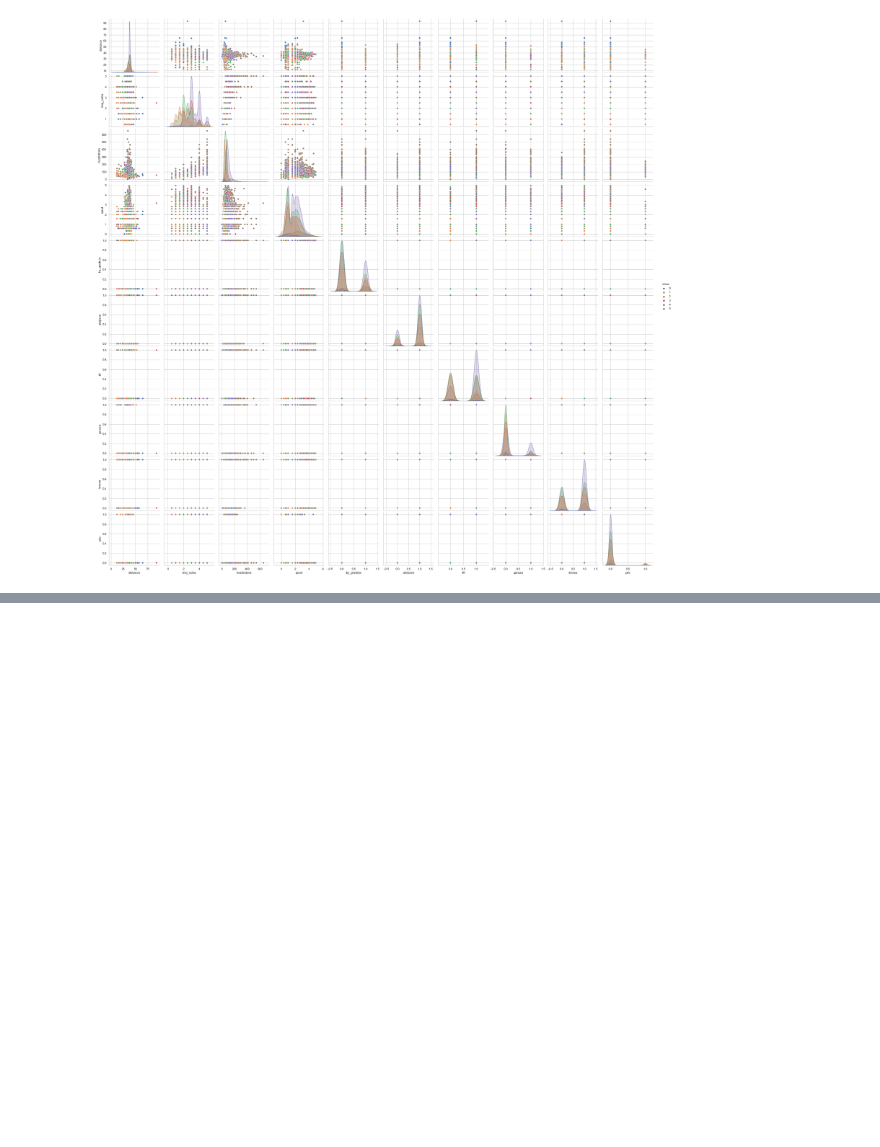
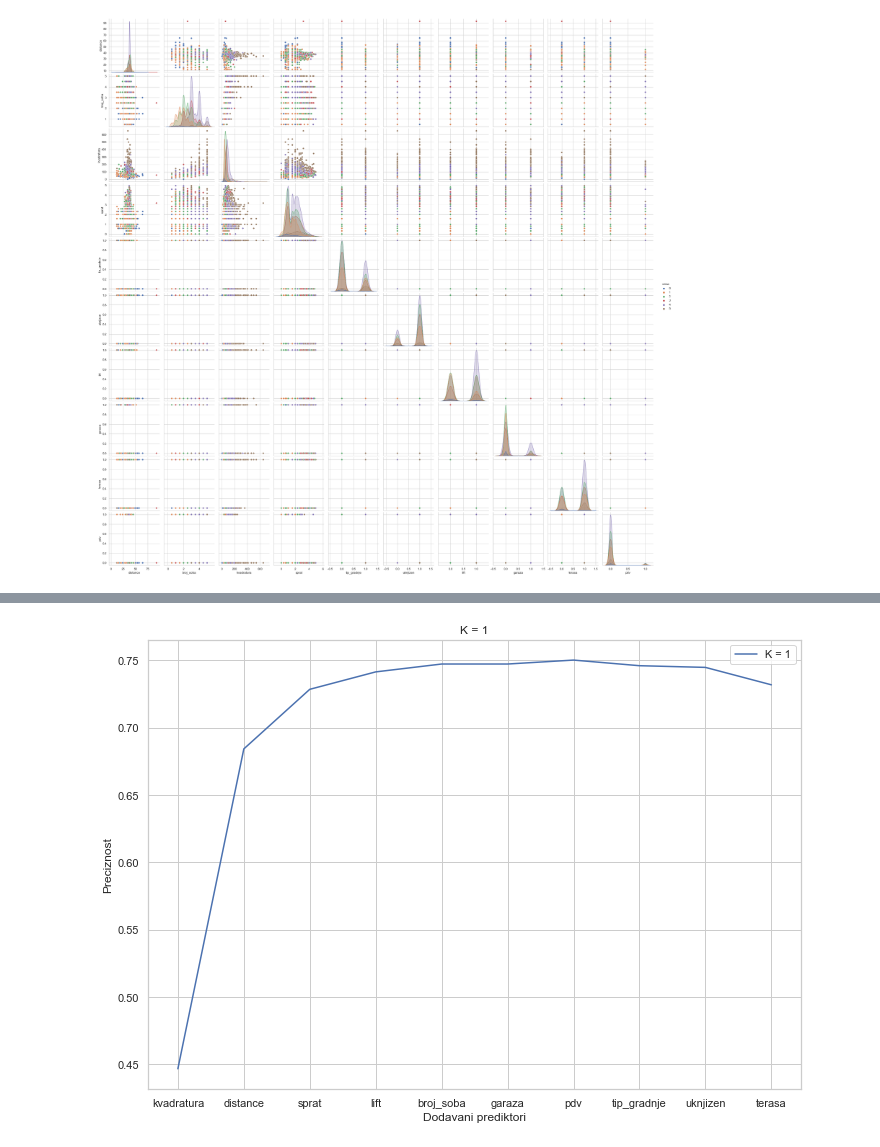
Before and after one commit to busketi/nekretnine_web_scrapping, a Jupyter notebook: knn-clasification.ipynb, the cells around one changed output, grey strips where cells are left out. Drawn from its saved outputs; the diff is of its cells as text; code cells hidden in the pictures; blank space fills up the shorter version.

```diff
--- a/knn-clasification.ipynb
+++ b/knn-clasification.ipynb
@@ -218 +218,15 @@ print(X_data)
+# %%
+header = ['distance', 'broj_soba', 'kvadratura', 'sprat', 'tip_gradnje', 'uknjizen', 'lift', 'garaza', 'terasa', 'pdv']
+# X_train, X_test, y_train, y_test = train_test_split(X_data, y_data,test_size=0.2, random_state = 1)
+# X_train = MinMaxScaler.fit_transform(X_train)
+# X_test = MinMaxScaler.fit_transform(X_test)
+column, score = knn_wrapper(X_train, X_test, y_train, y_test, header, 1)
+plt.plot(column,score, label="K = 1")
+plt.legend()
+plt.xlabel('Dodavani prediktori')
+plt.ylabel('Preciznost')
+plt.title('K = 1')
+plt.show()
+# %% [output]
+[figure, added]
 # %%
```
Also changed, not shown: parts of 11 cells of this notebook, 8 other files.
